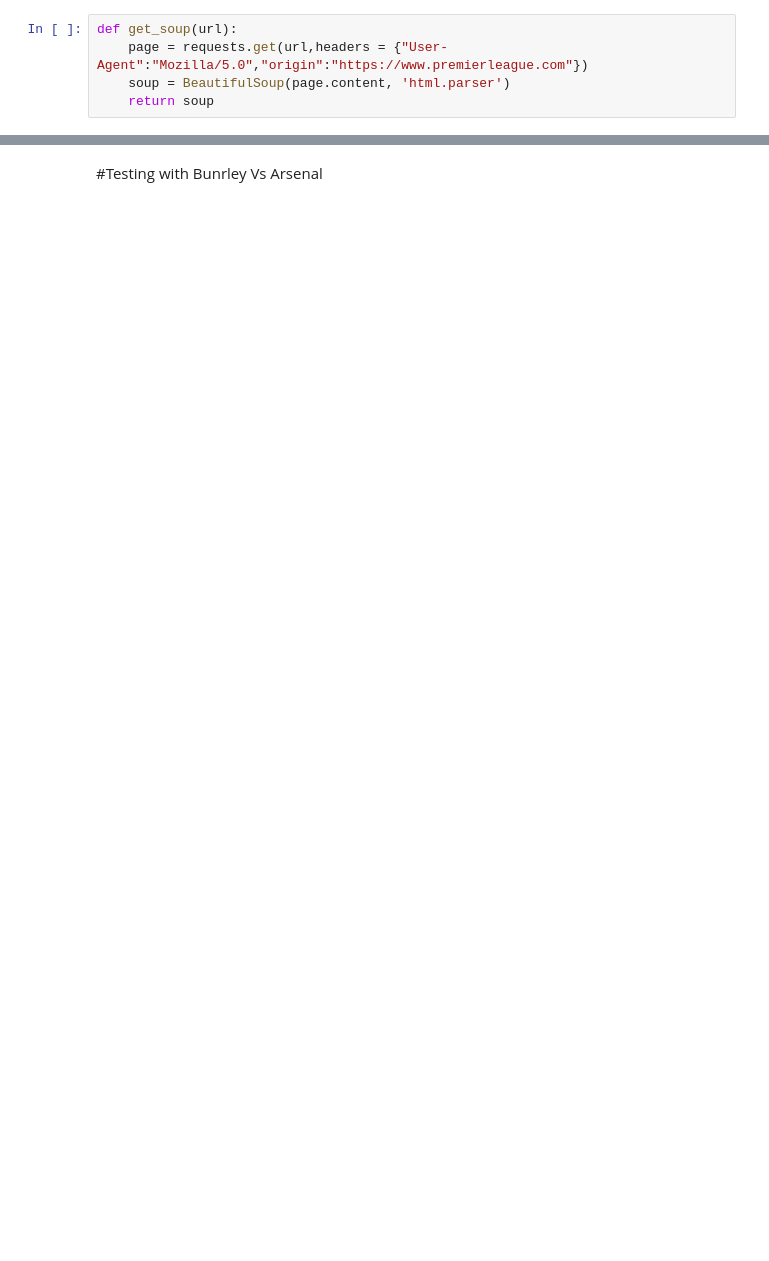
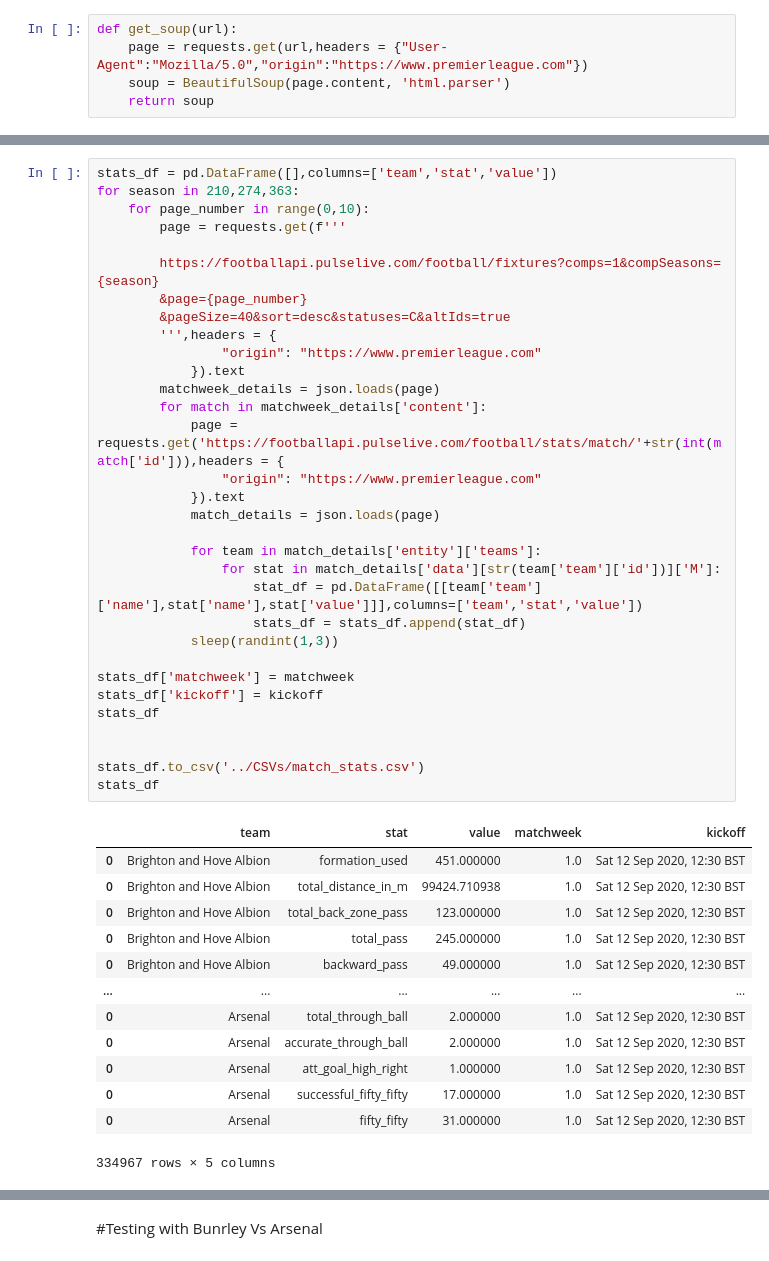
Before and after one commit to jezzbox/football-data, a Jupyter notebook: Notebooks/web_scraping - match details.ipynb, the cells around one changed output, grey strips where cells are left out. Drawn from its saved outputs; the diff is of its cells as text; blank space fills up the shorter version.

```diff
--- a/Notebooks/web_scraping - match details.ipynb
+++ b/Notebooks/web_scraping - match details.ipynb
@@ -16,0 +118,46 @@ def get_soup(url):
+# %%
+stats_df = pd.DataFrame([],columns=['team','stat','value'])
+for season in 210,274,363:
+    for page_number in range(0,10):
+        page = requests.get(f'''
+
+        https://footballapi.pulselive.com/football/fixtures?comps=1&compSeasons={season}
+        &page={page_number}
+        &pageSize=40&sort=desc&statuses=C&altIds=true
+        ''',headers = {
+                "origin": "https://www.premierleague.com"
+            }).text
+        matchweek_details = json.loads(page)
+        for match in matchweek_details['content']:
+            page = requests.get('https://footballapi.pulselive.com/football/stats/match/'+str(int(match['id'])),headers = {
+                "origin": "https://www.premierleague.com"
+            }).text
+            match_details = json.loads(page)
+
+            for team in match_details['entity']['teams']:
+                for stat in match_details['data'][str(team['team']['id'])]['M']:
+                    stat_df = pd.DataFrame([[team['team']['name'],stat['name'],stat['value']]],columns=['team','stat','value'])
+                    stats_df = stats_df.append(stat_df)
+            sleep(randint(1,3))
+
+stats_df['matchweek'] = matchweek
+stats_df['kickoff'] = kickoff
+stats_df
+
+
+stats_df.to_csv('../CSVs/match_stats.csv')
+stats_df
+# %% [output]
+|  | team | stat | value | matchweek | kickoff |
+| 0 | Brighton and Hove Albion | formation_used | 451.000000 | 1.0 | Sat 12 Sep 2020, 12:30 BST |
+| 0 | Brighton and Hove Albion | total_distance_in_m | 99424.710938 | 1.0 | Sat 12 Sep 2020, 12:30 BST |
+| 0 | Brighton and Hove Albion | total_back_zone_pass | 123.000000 | 1.0 | Sat 12 Sep 2020, 12:30 BST |
+| 0 | Brighton and Hove Albion | total_pass | 245.000000 | 1.0 | Sat 12 Sep 2020, 12:30 BST |
+| 0 | Brighton and Hove Albion | backward_pass | 49.000000 | 1.0 | Sat 12 Sep 2020, 12:30 BST |
+| ... | ... | ... | ... | ... | ... |
+| 0 | Arsenal | total_through_ball | 2.000000 | 1.0 | Sat 12 Sep 2020, 12:30 BST |
+| 0 | Arsenal | accurate_through_ball | 2.000000 | 1.0 | Sat 12 Sep 2020, 12:30 BST |
+| 0 | Arsenal | att_goal_high_right | 1.000000 | 1.0 | Sat 12 Sep 2020, 12:30 BST |
+| 0 | Arsenal | successful_fifty_fifty | 17.000000 | 1.0 | Sat 12 Sep 2020, 12:30 BST |
+| 0 | Arsenal | fifty_fifty | 31.000000 | 1.0 | Sat 12 Sep 2020, 12:30 BST |
+334967 rows × 5 columns
```
Also changed, not shown: parts of 7 cells of this notebook, 2 other files.
